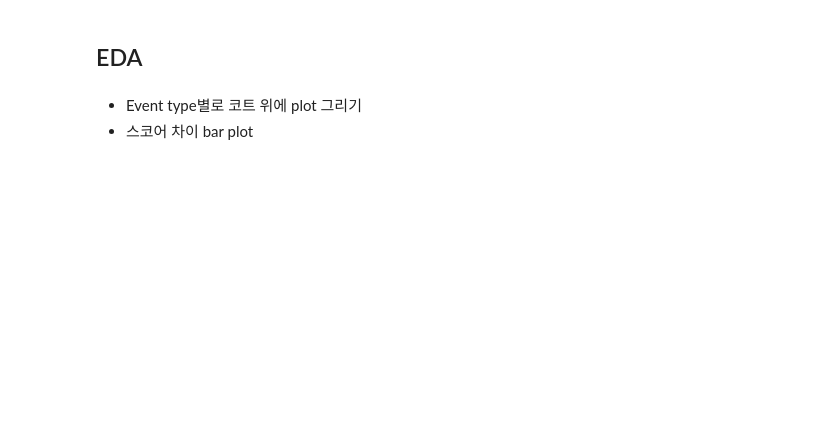
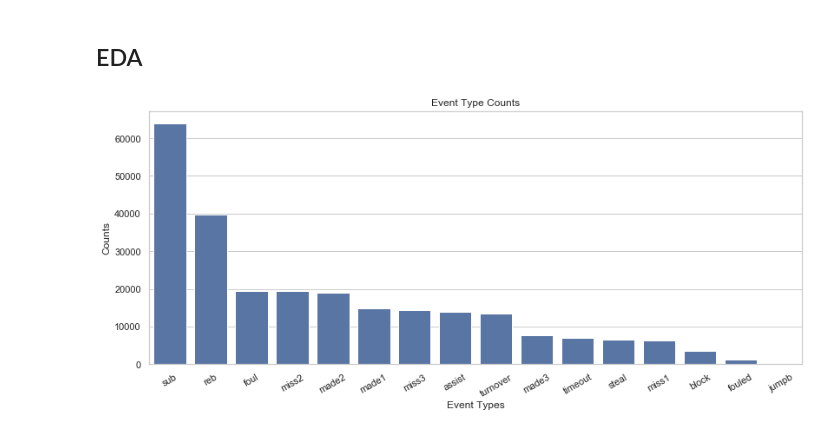
Before and after one commit to BaekKyunShin/NCAA_March_Madness_2020, a Jupyter notebook: EDA.ipynb, the cells around one changed output. Drawn from its saved outputs; the diff is of its cells as text; code cells hidden in the pictures; blank space fills up the shorter version.

```diff
--- a/EDA.ipynb
+++ b/EDA.ipynb
@@ -111,5 +133,5 @@ The max playing time is 3600, which means this game had four overtime play.
 # %%
-quarter_bins = [0, 2400, 2700, 3000, 3300, 3600]
-quarter_labels = [1, 2, 3, 4, 5, 6]
-events['Overtime'] = pd.cut(events['ElapsedSeconds'],
+quarter_bins = [0, 1200, 2400, 2700, 3000, 3300, 3600]
+quarter_labels = ['1st', '2nd', 'over1', 'over2', 'over3', 'over4']
+events['Quarter'] = pd.cut(events['ElapsedSeconds'],
                            bins=quarter_bins, labels=quarter_labels)
@@ -122,0 +148,5 @@ events['Overtime'] = pd.cut(events['ElapsedSeconds'],
+# %%
+overtime_bins = [0, 2400, 3600]
+overtime_labels = [0, 1]
+events['Overtime'] = pd.cut(events['ElapsedSeconds'],
+                           bins=overtime_bins, labels=overtime_labels)
@@ -123,5 +168,12 @@ events['Overtime'] = pd.cut(events['ElapsedSeconds'],
 # %% [markdown]
 ## EDA
-# %% [markdown]
- - Event type별로 코트 위에 plot 그리기
- - 스코어 차이 bar plot
+# %%
+event_type = events['EventType'].value_counts()
+plt.figure(figsize=(12, 5))
+base_color = sns.color_palette()[0]
+
+sns.barplot(x=event_type.index, y=event_type.values, color=base_color)
+plt.title('Event Type Counts'); plt.xlabel('Event Types'); plt.ylabel('Counts')
+plt.xticks(rotation=30);
+# %% [output]
+[figure, added]
```
Also changed, not shown: parts of 21 cells of this notebook.
